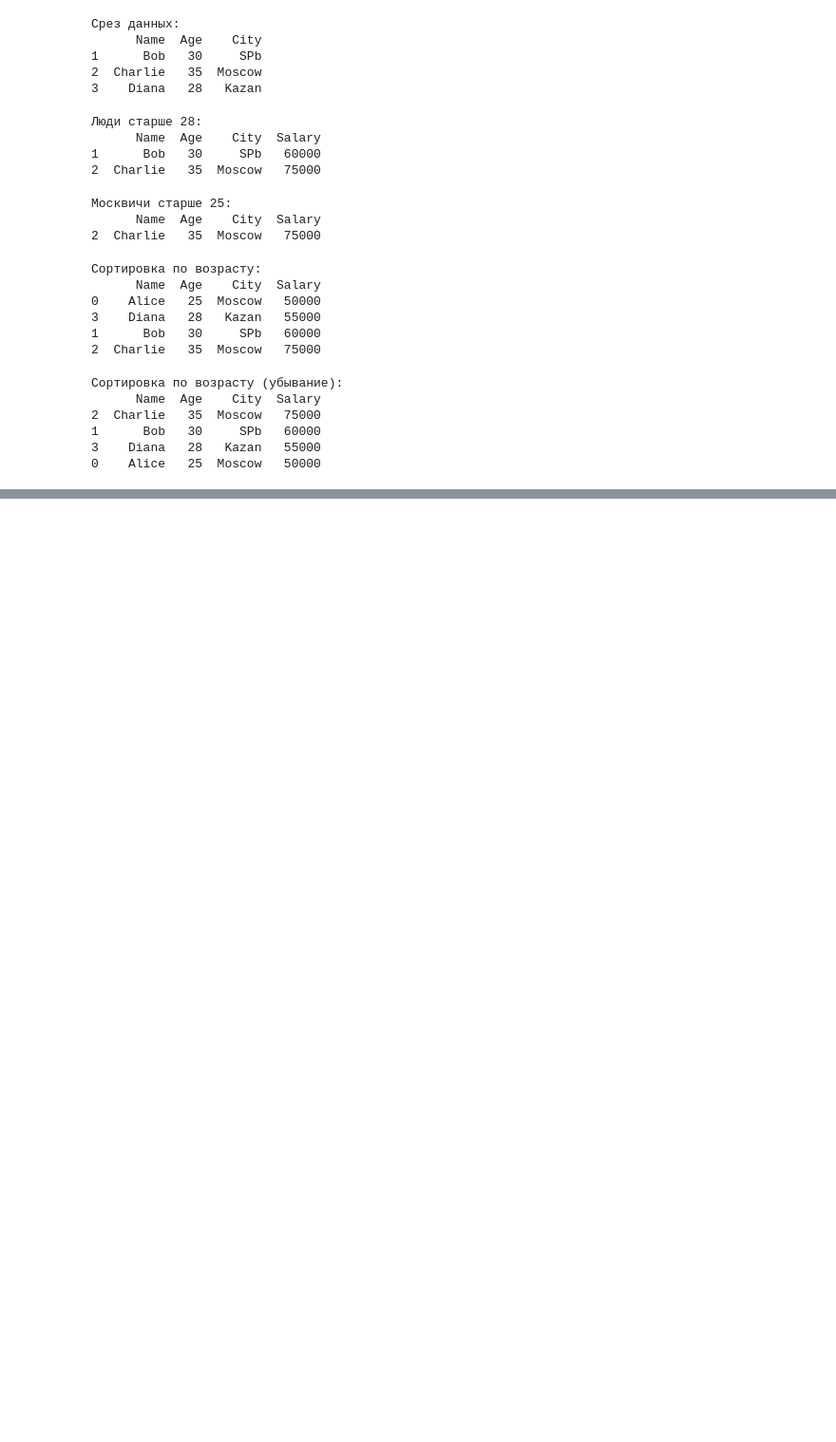
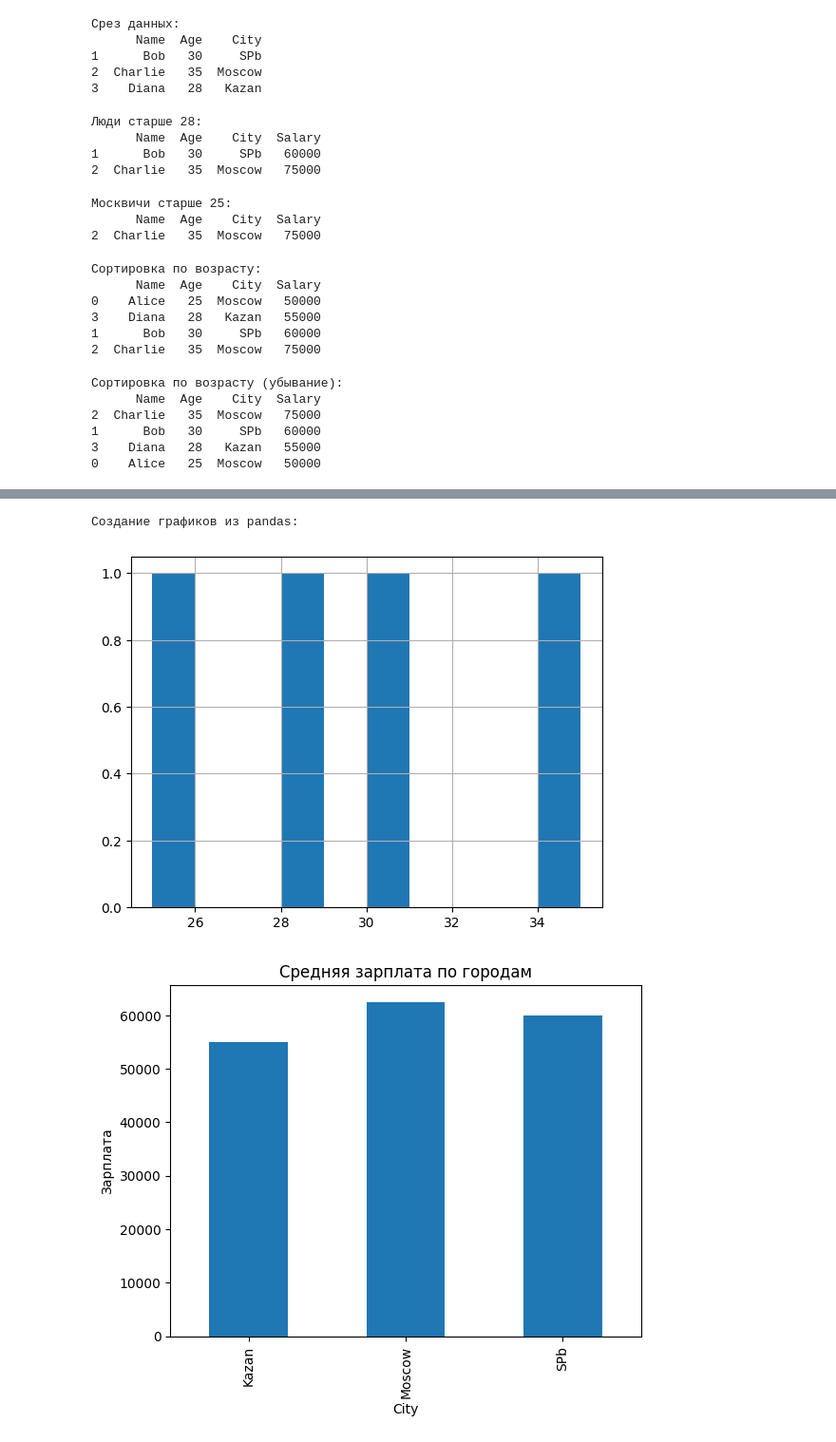
Before and after one commit to StephanOlizko/CheLKSH_2025, a Jupyter notebook: ML/1/cheatsheet.ipynb, the cells around one changed output, grey strips where cells are left out. Shown at 95% size. Saved outputs shown, nothing was run; the diff lists cells and outputs as text; code cells hidden in the pictures; blank space fills up the shorter version.

```diff
--- a/ML/1/cheatsheet.ipynb
+++ b/ML/1/cheatsheet.ipynb
@@ -983,0 +1312,13 @@ print(sorted_desc)
+# %%
+# Корреляция между числовыми столбцами
+# .corr() вычисляет корреляцию между всеми числовыми столбцами
+numeric_cols = df.select_dtypes(include=[np.number])
+correlation_matrix = numeric_cols.corr()
+print("Матрица корреляций:")
+print(correlation_matrix)
+
+# Применение функций к столбцам
+# .apply() применяет функцию к каждому элементу столбца
+df['Age_category'] = df['Age'].apply(lambda x: 'Young' if x < 30 else 'Mature')
+print("\nКатегории возраста:")
+print(df[['Name', 'Age', 'Age_category']])
@@ -983,0 +1343,11 @@ print(sorted_desc)
+# %%
+# Разбиение данных на категории
+# pd.cut() разбивает числовые данные на интервалы
+df['Salary_range'] = pd.cut(df['Salary'], bins=3, labels=['Low', 'Medium', 'High'])
+print("Разбиение зарплат на категории:")
+print(df[['Name', 'Salary', 'Salary_range']])
+
+# Пользовательские границы интервалов
+df['Age_group'] = pd.cut(df['Age'], bins=[0, 25, 30, 100], labels=['Young', 'Middle', 'Senior'])
+print("\nВозрастные группы:")
+print(df[['Name', 'Age', 'Age_group']].dropna())
@@ -983,0 +1372,17 @@ print(sorted_desc)
+# %%
+# Простая визуализация из pandas
+# DataFrame.plot() создаёт графики напрямую из данных
+print("Создание графиков из pandas:")
+
+# Гистограмма столбца
+df['Age'].hist(bins=10)
+plt.show()
+
+# Столбчатая диаграмма
+df.groupby('City')['Salary'].mean().plot(kind='bar', title='Средняя зарплата по городам')
+plt.ylabel('Зарплата')
+plt.show()
+# %% [output]
+Создание графиков из pandas:
+[figure, added]
+[figure, added]
```
Also changed, not shown: parts of 25 cells of this notebook, 5 other files.
